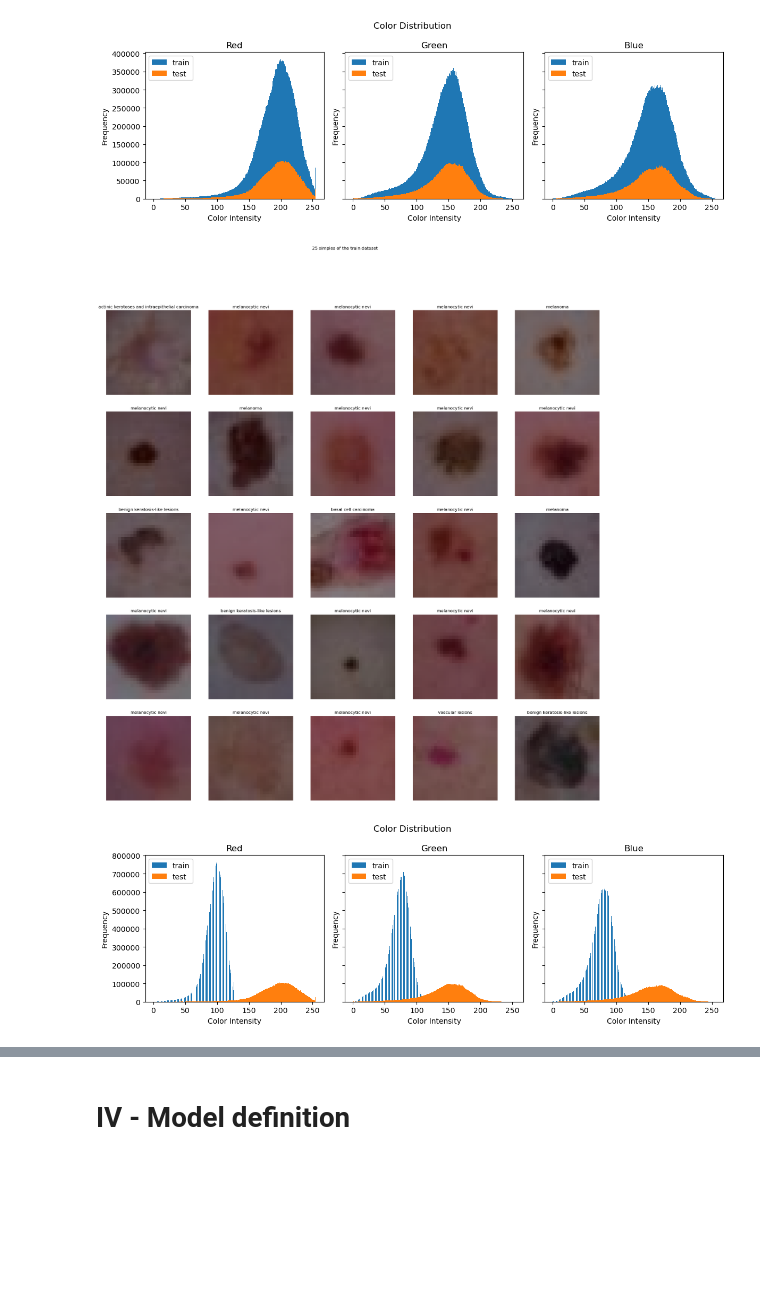
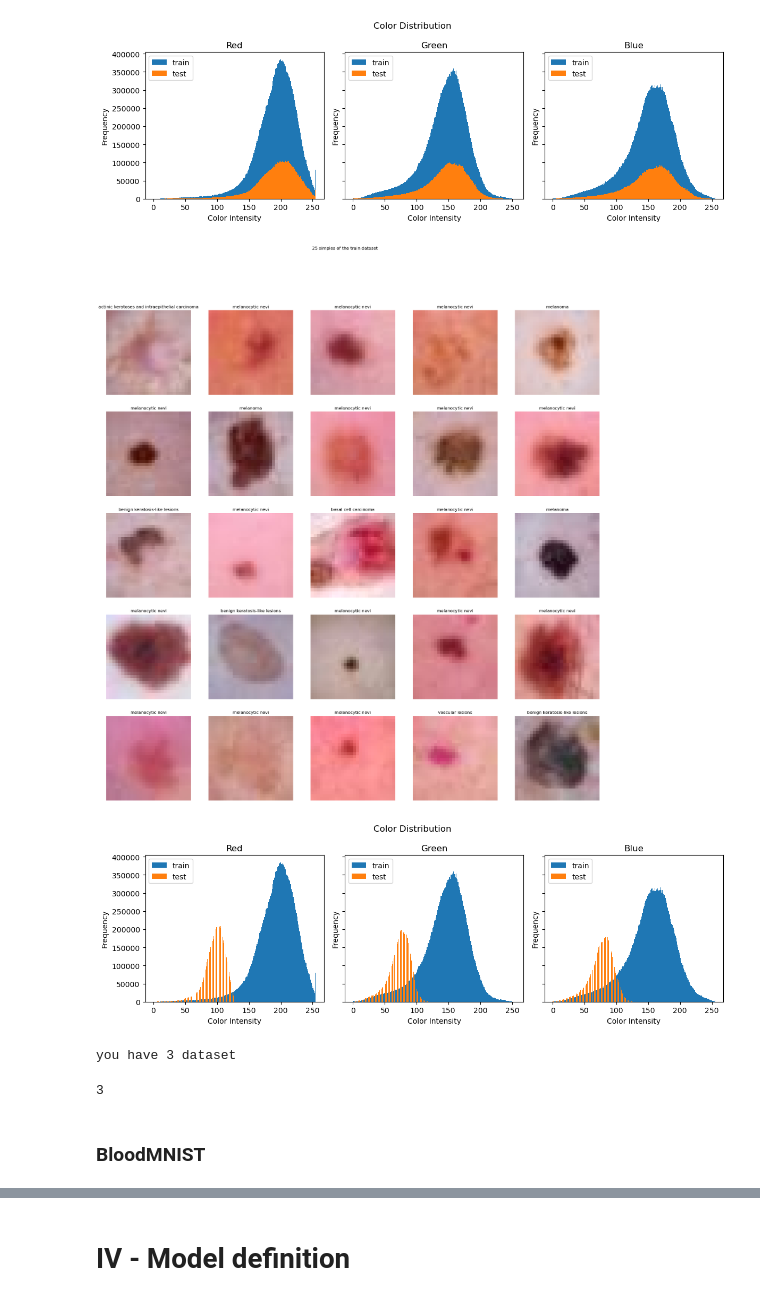
Before and after one commit to Haythem-Jaidane/BASIRA-Lab_Internship, a Jupyter notebook: notebooks/Federated_learning_with_domain_shift.ipynb, the cells around one changed output, grey strips where cells are left out. Saved outputs shown, nothing was run; the diff lists cells and outputs as text; code cells hidden in the pictures; blank space fills up the shorter version.

```diff
--- a/notebooks/Federated_learning_with_domain_shift.ipynb
+++ b/notebooks/Federated_learning_with_domain_shift.ipynb
@@ -231,4 +57,4 @@ class DataPreprocessing():
 # %%
-dermaDataPreprocessing = DataPreprocessing(DermaMNIST)
-bloodDataPreprocessing = DataPreprocessing(BloodMNIST)
+dermaDataPreprocessing = DataProcessing(DermaMNIST,device)
+bloodDataPreprocessing = DataProcessing(BloodMNIST,device)
 # %% [output]
@@ -287,8 +118,13 @@ dermaDataPreprocessing.makeDomainshift("clean",[0.5,0.5,0.5])
 # %%
-dermaDataPreprocessing.viewNSimple(25,5,5,"shift")
+dermaDataPreprocessing.viewNSimple(25,5,5,"shift",True,"viewSimples")
 # %% [output]
-[figure, old version]
+[figure, new version]
 # %%
-dermaDataPreprocessing.plotColorDistribution('shift')
+dermaDataPreprocessing.plotColorDistribution('shift',True,"colorDistribution")
 # %% [output]
-[figure, old version]
+[figure, new version]
+# %%
+len(dermaDataPreprocessing)
+# %% [output]
+you have 3 dataset
+3
@@ -294,0 +133,2 @@ dermaDataPreprocessing.plotColorDistribution('shift')
+# %% [markdown]
+### BloodMNIST
```
Also changed, not shown: parts of 61 cells of this notebook, 47 other files.
